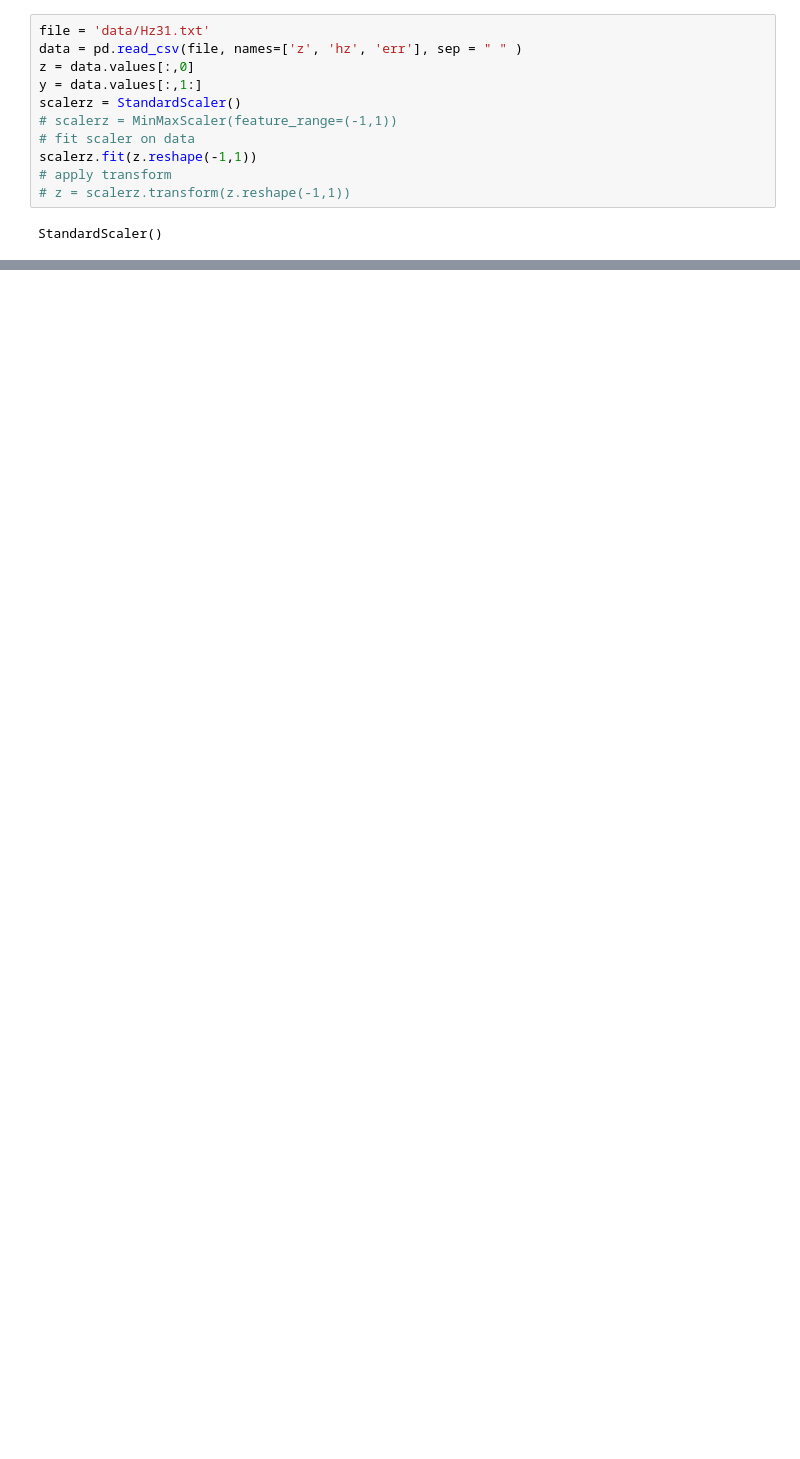
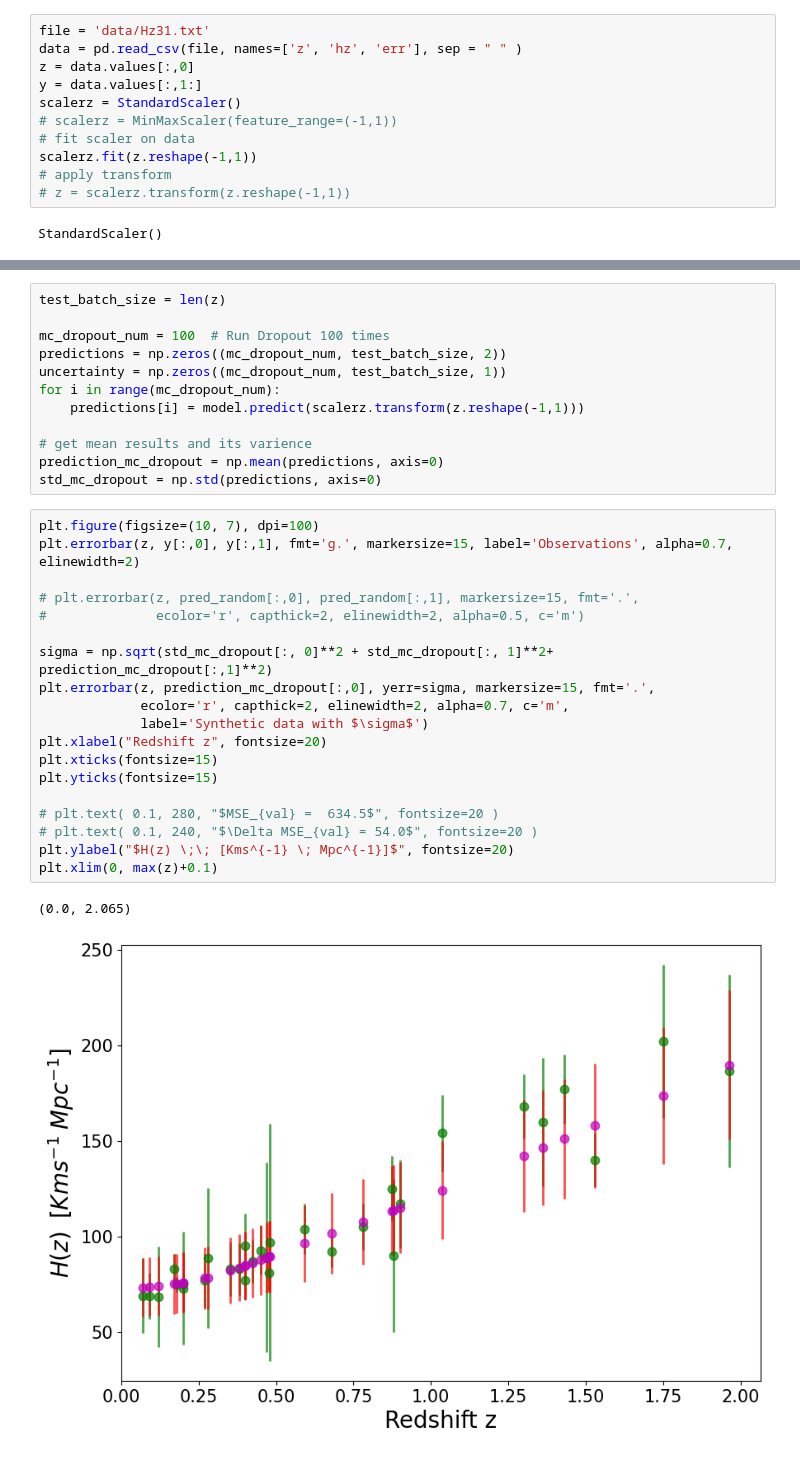
Before and after one commit to igomezv/crann, a Jupyter notebook: loadHzFFNN.ipynb, the cells around one changed output, grey strips where cells are left out. Saved outputs shown, nothing was run; the diff lists cells and outputs as text; blank space fills up the shorter version.

```diff
--- a/loadHzFFNN.ipynb
+++ b/loadHzFFNN.ipynb
@@ -29,0 +52,34 @@ StandardScaler()
+# %%
+test_batch_size = len(z)
+
+mc_dropout_num = 100  # Run Dropout 100 times
+predictions = np.zeros((mc_dropout_num, test_batch_size, 2))
+uncertainty = np.zeros((mc_dropout_num, test_batch_size, 1))
+for i in range(mc_dropout_num):
+    predictions[i] = model.predict(scalerz.transform(z.reshape(-1,1)))
+
+# get mean results and its varience
+prediction_mc_dropout = np.mean(predictions, axis=0)
+std_mc_dropout = np.std(predictions, axis=0)
+# %%
+plt.figure(figsize=(10, 7), dpi=100)
+plt.errorbar(z, y[:,0], y[:,1], fmt='g.', markersize=15, label='Observations', alpha=0.7, elinewidth=2)
+
+# plt.errorbar(z, pred_random[:,0], pred_random[:,1], markersize=15, fmt='.',
+#              ecolor='r', capthick=2, elinewidth=2, alpha=0.5, c='m')
+
+sigma = np.sqrt(std_mc_dropout[:, 0]**2 + std_mc_dropout[:, 1]**2+ prediction_mc_dropout[:,1]**2)
+plt.errorbar(z, prediction_mc_dropout[:,0], yerr=sigma, markersize=15, fmt='.',
+             ecolor='r', capthick=2, elinewidth=2, alpha=0.7, c='m',
+             label='Synthetic data with $\sigma$')
+plt.xlabel("Redshift z", fontsize=20)
+plt.xticks(fontsize=15)
+plt.yticks(fontsize=15)
+
+# plt.text( 0.1, 280, "$MSE_{val} =  634.5$", fontsize=20 )
+# plt.text( 0.1, 240, "$\Delta MSE_{val} = 54.0$", fontsize=20 )
+plt.ylabel("$H(z) \;\; [Kms^{-1} \; Mpc^{-1}]$", fontsize=20)
+plt.xlim(0, max(z)+0.1)
+# %% [output]
+(0.0, 2.065)
+[figure, added]
```
Also changed, not shown: parts of 8 cells of this notebook.
